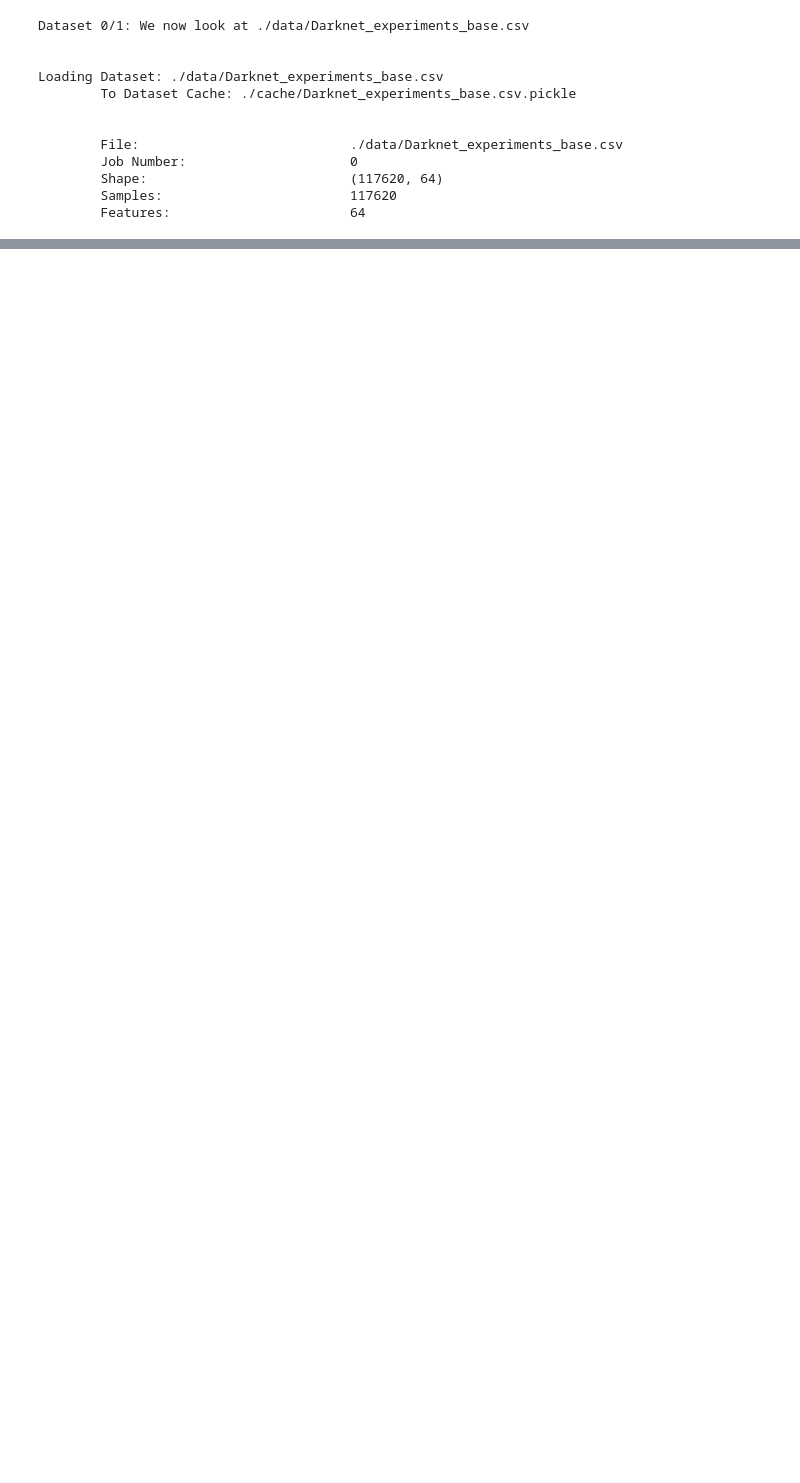
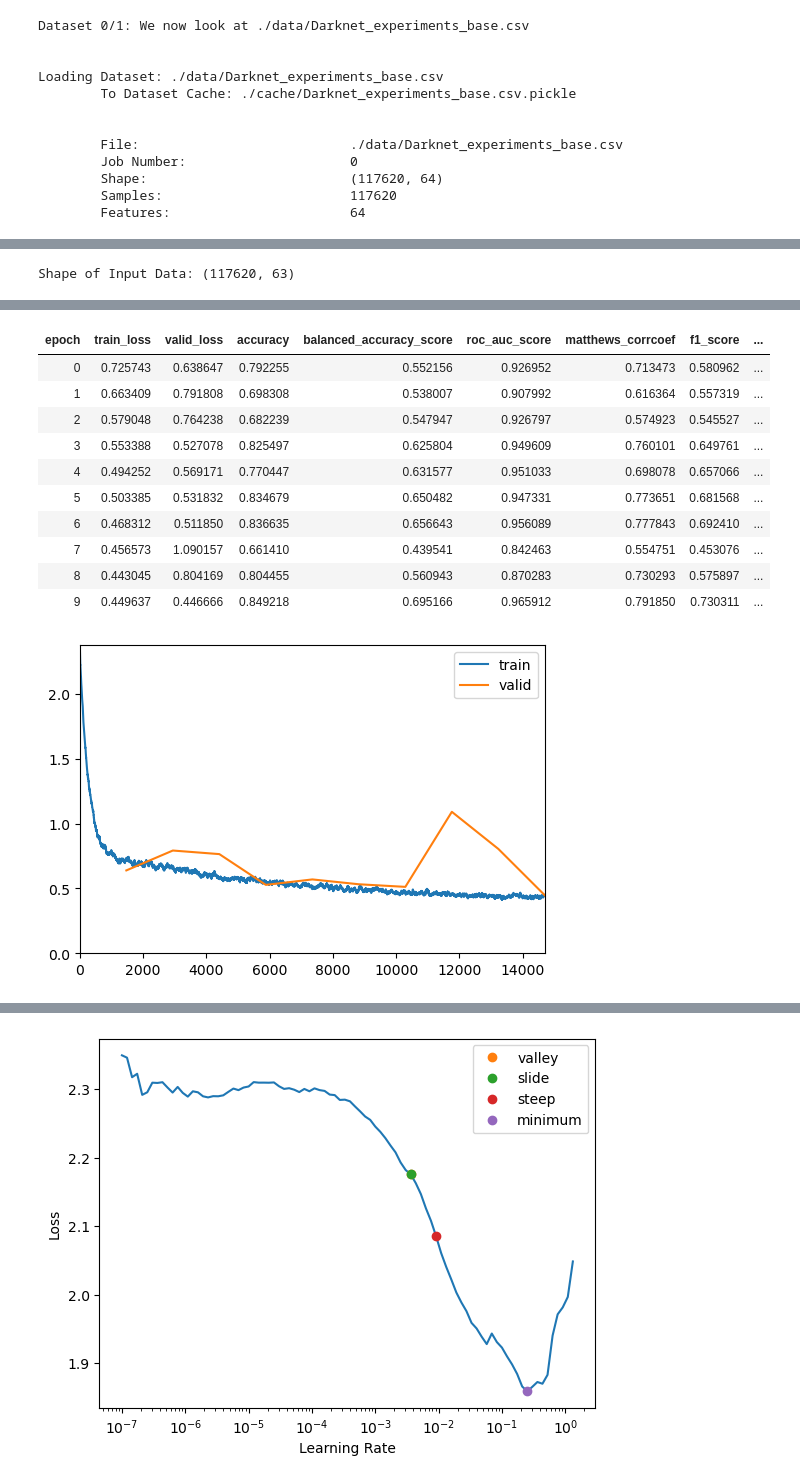
Before and after one commit to Colorado-Mesa-University-Cybersecurity/Quick_ML, a Jupyter notebook: example.ipynb, the cells around one changed output, grey strips where cells are left out. Cells and saved outputs as stored; diff of their text form; code cells hidden in the pictures; blank space fills up the shorter version.

```diff
--- a/example.ipynb
+++ b/example.ipynb
@@ -32,0 +78,4 @@ Loading Dataset: ./data/Darknet_experiments_base.csv
+# %%
+results = run_deep_nn_experiment(dataset_1['Dataset'].drop(['Traffic Type'], axis=1), dataset_1['File'], 'Application Type',(50 for _ in range(10)))
+# %% [output]
+Shape of Input Data: (117620, 63)
@@ -32,0 +83,12 @@ Loading Dataset: ./data/Darknet_experiments_base.csv
+| epoch | train_loss | valid_loss | accuracy | balanced_accuracy_score | roc_auc_score | matthews_corrcoef | f1_score | ... |
+| 0 | 0.725743 | 0.638647 | 0.792255 | 0.552156 | 0.926952 | 0.713473 | 0.580962 | ... |
+| 1 | 0.663409 | 0.791808 | 0.698308 | 0.538007 | 0.907992 | 0.616364 | 0.557319 | ... |
+| 2 | 0.579048 | 0.764238 | 0.682239 | 0.547947 | 0.926797 | 0.574923 | 0.545527 | ... |
+| 3 | 0.553388 | 0.527078 | 0.825497 | 0.625804 | 0.949609 | 0.760101 | 0.649761 | ... |
+| 4 | 0.494252 | 0.569171 | 0.770447 | 0.631577 | 0.951033 | 0.698078 | 0.657066 | ... |
+| 5 | 0.503385 | 0.531832 | 0.834679 | 0.650482 | 0.947331 | 0.773651 | 0.681568 | ... |
+| 6 | 0.468312 | 0.511850 | 0.836635 | 0.656643 | 0.956089 | 0.777843 | 0.692410 | ... |
+| 7 | 0.456573 | 1.090157 | 0.661410 | 0.439541 | 0.842463 | 0.554751 | 0.453076 | ... |
+| 8 | 0.443045 | 0.804169 | 0.804455 | 0.560943 | 0.870283 | 0.730293 | 0.575897 | ... |
+| 9 | 0.449637 | 0.446666 | 0.849218 | 0.695166 | 0.965912 | 0.791850 | 0.730311 | ... |
+[figure, added]
@@ -32,0 +99 @@ Loading Dataset: ./data/Darknet_experiments_base.csv
+[figure, added]
```
Also changed, not shown: parts of 13 cells of this notebook, 13 other files.
